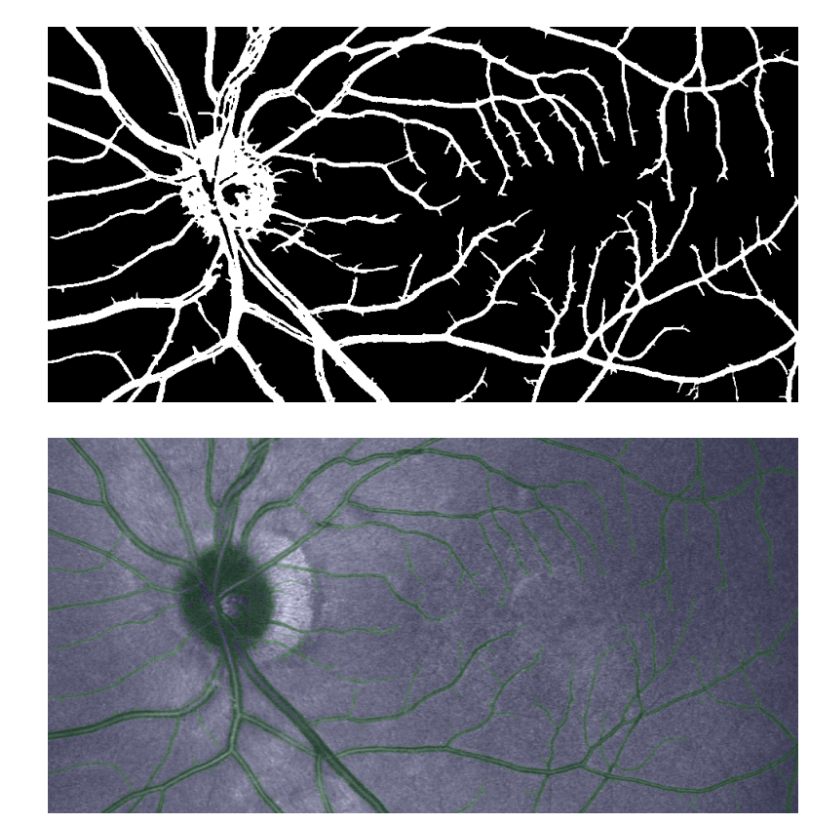
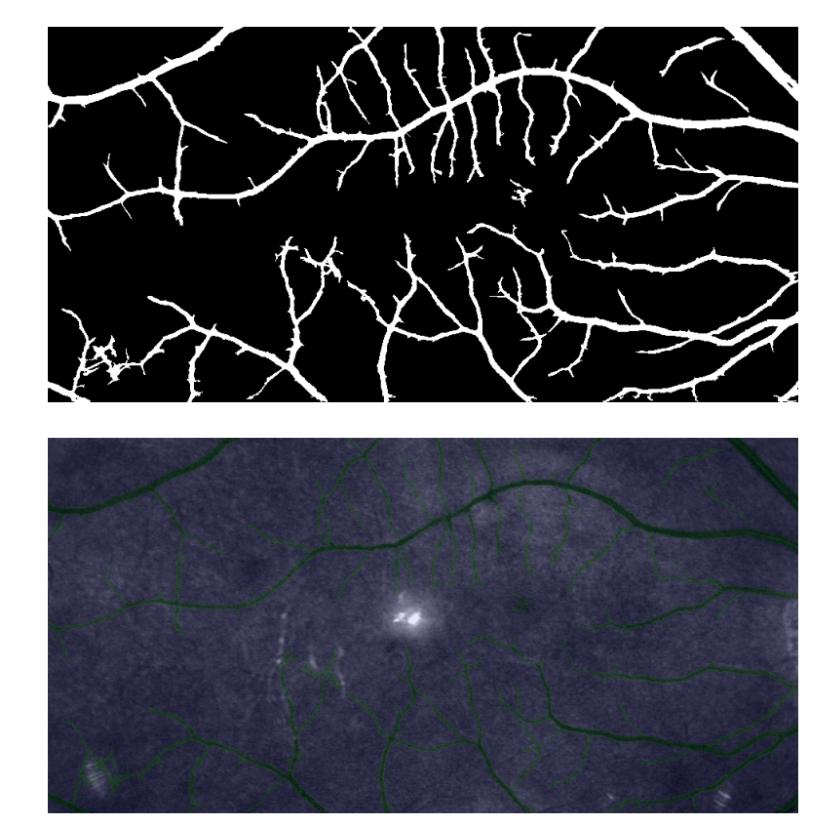
Before and after one commit to natejly2/SLO-Segmentation, a Jupyter notebook: test.ipynb, the cells around one changed output. Cells and saved outputs as stored; diff of their text form; code cells hidden in the pictures.

```diff
--- a/test.ipynb
+++ b/test.ipynb
@@ -225,7 +225,7 @@ custom = {
 }
 
 model = tf.keras.models.load_model(
-    "model8_4",
+    "model8_4no2",
     # onnly use weights
 
     custom_objects=custom
@@ -316,11 +316,12 @@ def process_and_predict_image(image_path, patch_size=64, resize_shape=(960, 480)
 
 # Example usage
 if __name__ == "__main__":
-    image_path = r"C:\Users\NateLy\retina\_image\slo_11.tiff"
+    # image_path = r"C:\Users\NateLy\retina\_image\slo_11.tiff"
+    image_path = r"C:\Users\NateLy\retina\_image\bad1.tif"
     patch_size = 64
     resize_shape = (960, 480)  # Resize shape for the input image
     offsets = [(0, 0), (24, 24)]  # Offsets for patch extraction
-    threshold = 0.25  # Use a threshold for binary prediction
+    threshold = 0.4  # Use a threshold for binary prediction
 
     full_pred = process_and_predict_image(image_path, patch_size, resize_shape, offsets, model, threshold=threshold)
 # %% [output]
@@ -331,2 +332,2 @@ Visit counts computed.
-[figure, old version]
+[figure, new version]
-[figure, old version]
+[figure, new version]
```
Also changed, not shown: parts of 1 cell of this notebook, 2 other files.
